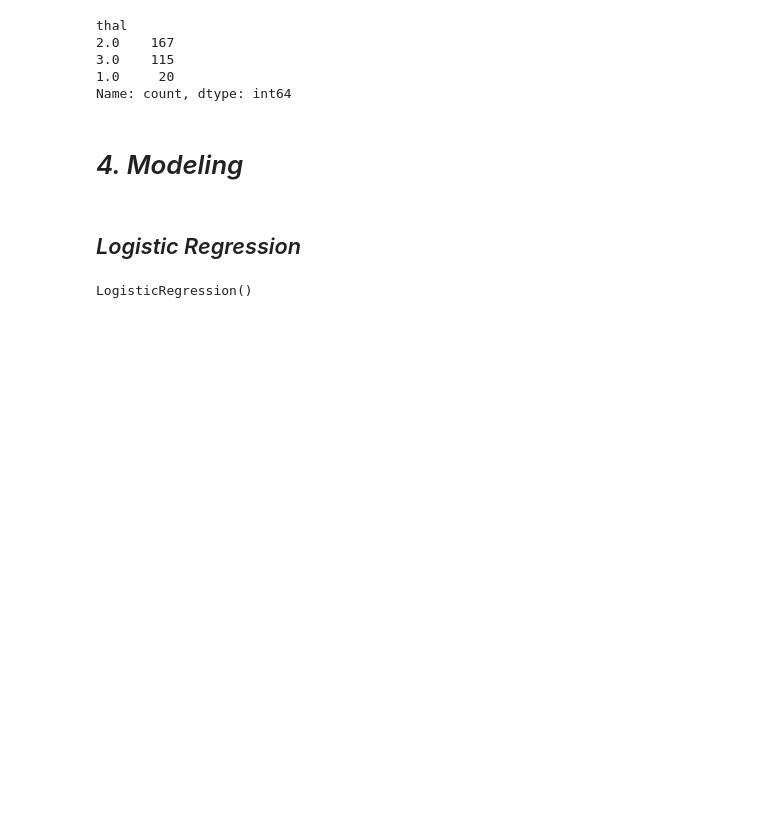
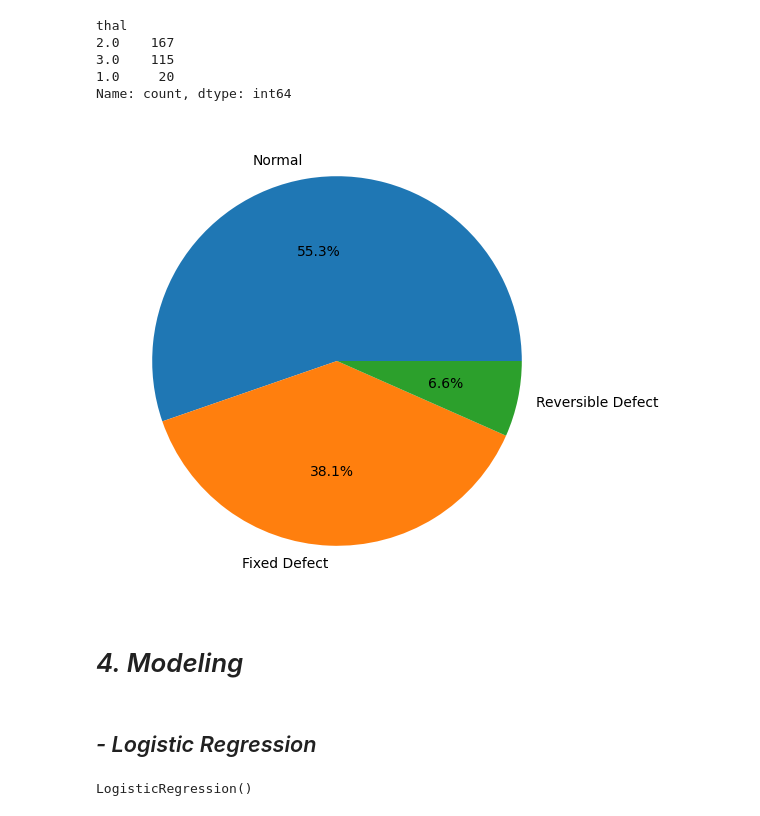
Before and after one commit to AhmedHE50/Heart-Disease-Prediction, a Jupyter notebook: Heart_Disease_Prediction.ipynb, the cells around one changed output. Cells and saved outputs as stored; diff of their text form; code cells hidden in the pictures; blank space fills up the shorter version.

```diff
--- a/Heart_Disease_Prediction.ipynb
+++ b/Heart_Disease_Prediction.ipynb
@@ -343,6 +335,14 @@ thal
 3.0    115
 1.0     20
 Name: count, dtype: int64
+# %%
+label = ["Normal", "Fixed Defect", "Reversible Defect"]
+
+plt.figure(figsize=(6, 6))
+plt.pie(df['thal'].value_counts(), labels=label, autopct='%.1f%%')
+plt.show()
+# %% [output]
+[figure, new version]
 # %% [markdown]
 # *4. Modeling*
 # %%
@@ -355,7 +355,7 @@ sc = StandardScaler()
 X_train = sc.fit_transform(X_train)
 X_test = sc.transform(X_test)
 # %% [markdown]
-## *Logistic Regression*
+## *- Logistic Regression*
 # %%
 log_reg = LogisticRegression()
 log_reg.fit(X_train, y_train)
```
Also changed, not shown: parts of 22 cells of this notebook, 2 other files.
